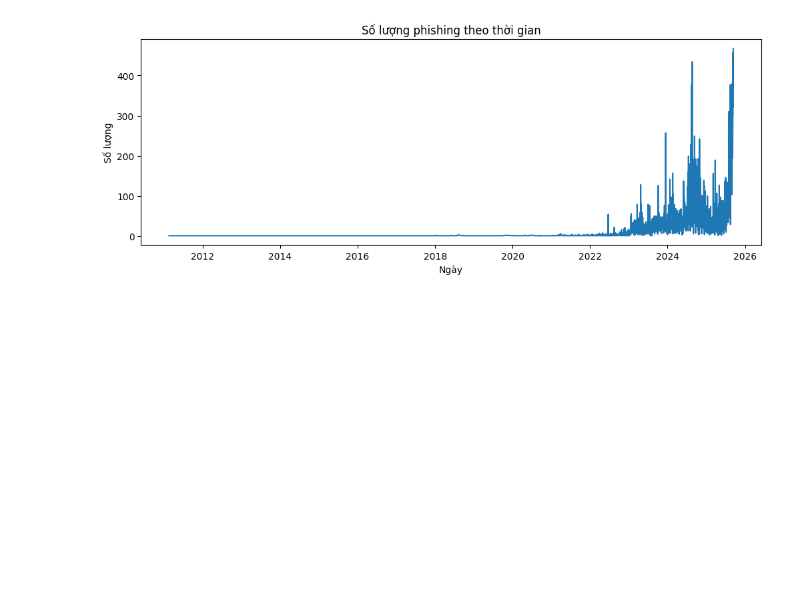
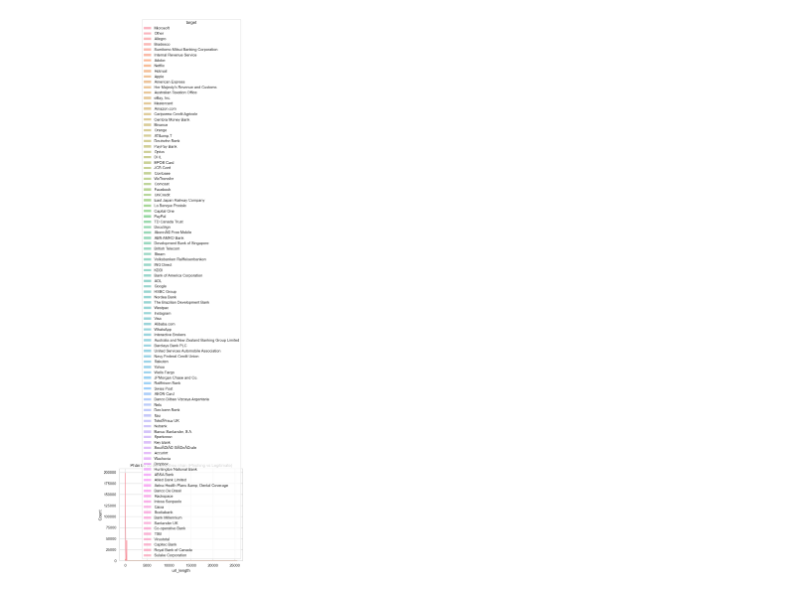
Before and after one commit to Trannhung24/phishing-detection-thesis, a Jupyter notebook: notebooks/EDA.ipynb, the cells around one changed output. Drawn from its saved outputs; the diff is of its cells as text; code cells hidden in the pictures; blank space fills up the shorter version.

```diff
--- a/notebooks/EDA.ipynb
+++ b/notebooks/EDA.ipynb
@@ -80,3 +87,0 @@ target : 99
-# %%
-df["submission_time"] = pd.to_datetime(df["submission_time"], errors="coerce")
-df["submission_time"].head()
@@ -90,9 +88,10 @@ Name: submission_time, dtype: datetime64[ns, UTC]
-# %%
-df["date"] = df["submission_time"].dt.date
-df["date"].value_counts().sort_index().plot(figsize=(12,4))
-plt.title("Số lượng phishing theo thời gian")
-plt.xlabel("Ngày")
-plt.ylabel("Số lượng")
-plt.show()
-# %% [output]
-[figure, removed]
+# %%
+# Tính độ dài URL
+df["url_length"] = df["url"].str.len()
+
+# Vẽ histogram theo cột target
+sns.histplot(data=df, x="url_length", hue="target", bins=50, kde=True)
+plt.title("Phân bố độ dài URL theo nhãn (Phishing vs Legitimate)")
+plt.show()
+# %% [output]
+[figure, added]
```
Also changed, not shown: parts of 11 cells of this notebook.
